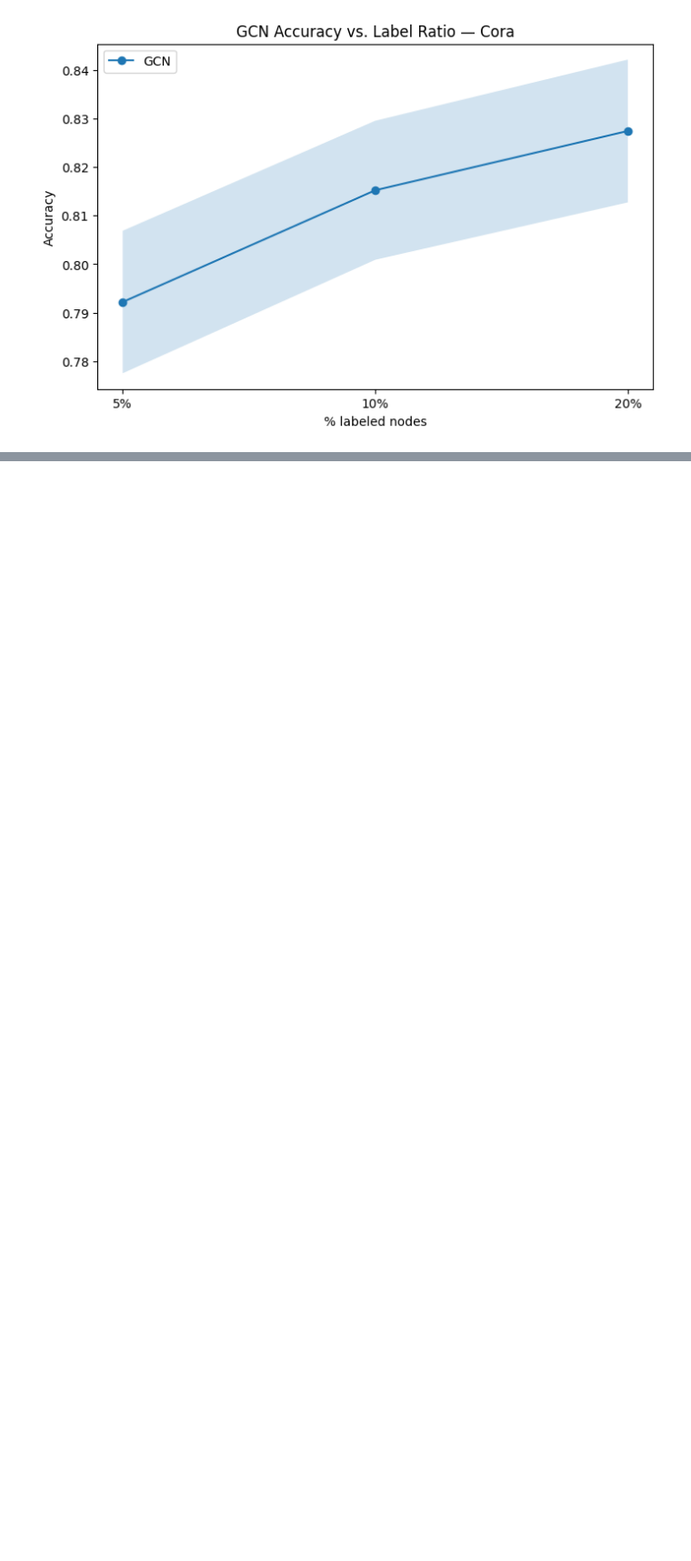
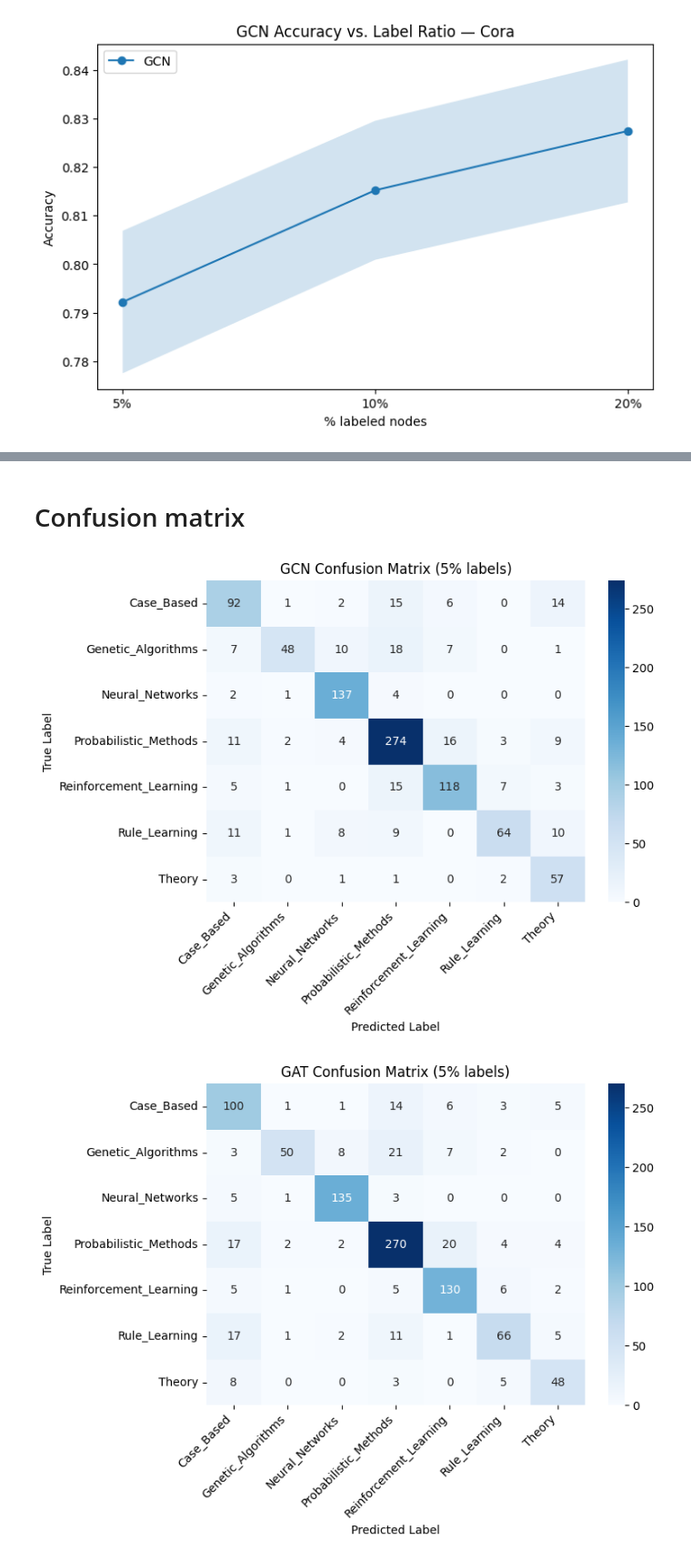
Before and after one commit to Domloj/gnn-label-efficiency, a Jupyter notebook: gnn-label-efficiency.ipynb, the cells around one changed output, grey strips where cells are left out. Shown at 91% size. Cells and saved outputs as stored; diff of their text form; code cells hidden in the pictures; blank space fills up the shorter version.

```diff
--- a/gnn-label-efficiency.ipynb
+++ b/gnn-label-efficiency.ipynb
@@ -161,0 +164,16 @@ plt.show()
+# %%
+from torch_geometric.nn import GATConv
+
+class GAT(torch.nn.Module):
+    def __init__(self, in_channels, hidden_channels, out_channels, heads=8):
+        super().__init__()
+        self.conv1 = GATConv(in_channels, hidden_channels, heads=heads, dropout=0.6)
+        self.conv2 = GATConv(hidden_channels * heads, out_channels, heads=1, dropout=0.6)
+
+    def forward(self, x, edge_index):
+        x = F.dropout(x, p=0.6, training=self.training)
+        x = self.conv1(x, edge_index)
+        x = F.elu(x)
+        x = F.dropout(x, p=0.6, training=self.training)
+        x = self.conv2(x, edge_index)
+        return F.log_softmax(x, dim=1)
@@ -161,0 +259,63 @@ plt.show()
+# %% [markdown]
+# Confusion matrix
+# %%
+from sklearn.metrics import confusion_matrix
+import seaborn as sns
+
+def get_confusion_matrix(model_class, model_kwargs, label_ratio=0.05, seed=42):
+    data.train_mask = create_split(data, label_ratio, seed)
+
+    model = model_class(**model_kwargs)
+    optimizer = torch.optim.Adam(model.parameters(), lr=0.01)
+
+    for epoch in range(200):
+        model.train()
+        optimizer.zero_grad()
+        out = model(data.x, data.edge_index)
+        loss = F.nll_loss(out[data.train_mask], data.y[data.train_mask])
+        loss.backward()
+        optimizer.step()
+
+    model.eval()
+    with torch.no_grad():
+        out = model(data.x, data.edge_index)
+        pred = out.argmax(dim=1)
+
+    y_true = data.y[data.test_mask].numpy()
+    y_pred = pred[data.test_mask].numpy()
+
+    return confusion_matrix(y_true, y_pred)
+
+class_names = ['Case_Based', 'Genetic_Algorithms', 'Neural_Networks',
+               'Probabilistic_Methods', 'Reinforcement_Learning',
+               'Rule_Learning', 'Theory']
+
+def plot_confusion_matrix(cm, title, filename):
+    plt.figure(figsize=(8, 6))
+    sns.heatmap(cm, annot=True, fmt='d', cmap='Blues',
+                xticklabels=class_names,
+                yticklabels=class_names)
+    plt.title(title)
+    plt.ylabel('True Label')
+    plt.xlabel('Predicted Label')
+    plt.xticks(rotation=45, ha='right')
+    plt.tight_layout()
+    plt.savefig(f'results/{filename}.png')
+    plt.show()
+
+# GCN
+cm_gcn = get_confusion_matrix(
+    GCN,
+    {'in_channels': dataset.num_features, 'hidden_channels': 64, 'out_channels': dataset.num_classes}
+)
+plot_confusion_matrix(cm_gcn, 'GCN Confusion Matrix (5% labels)', 'cm_gcn')
+
+# GAT
+cm_gat = get_confusion_matrix(
+    GAT,
+    {'in_channels': dataset.num_features, 'hidden_channels': 8, 'out_channels': dataset.num_classes}
+)
+plot_confusion_matrix(cm_gat, 'GAT Confusion Matrix (5% labels)', 'cm_gat')
+# %% [output]
+[figure, added]
+[figure, added]
```
Also changed, not shown: parts of 7 cells of this notebook, 5 other files.
